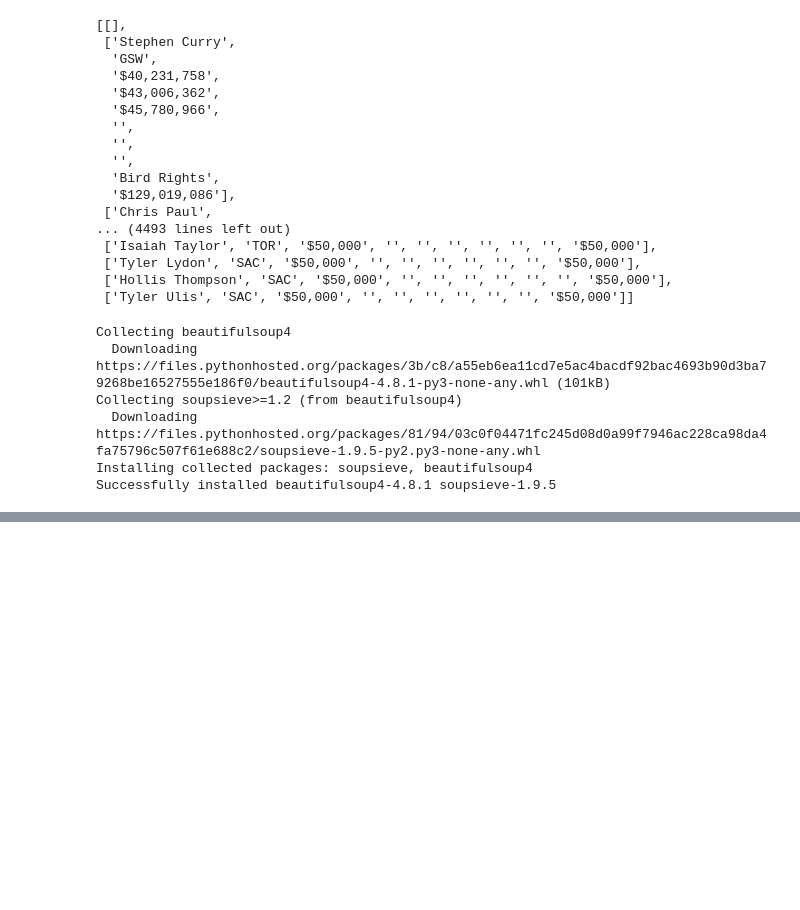
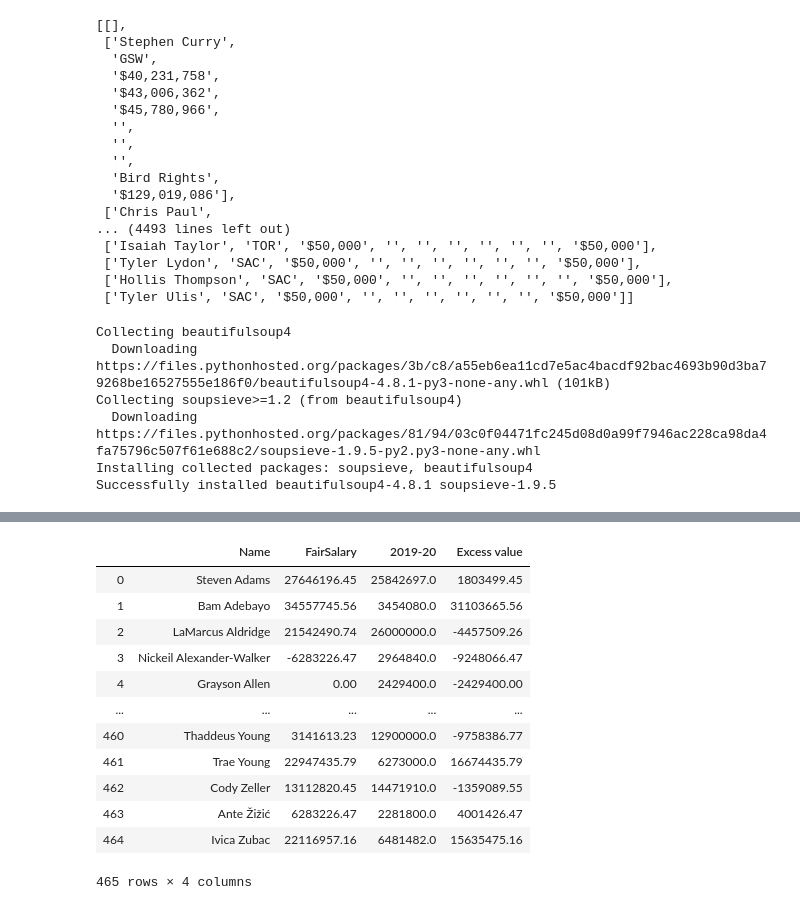
Before and after one commit to kevinivers/NBA-stats-project-python, a Jupyter notebook: Project work/Untitled.ipynb, the cells around one changed output, grey strips where cells are left out. Cells and saved outputs as stored; diff of their text form; code cells hidden in the pictures; blank space fills up the shorter version.

```diff
--- a/Project work/Untitled.ipynb
+++ b/Project work/Untitled.ipynb
@@ -128,7 +128,7 @@ def convert_to_number(x):
             number = (first_part + rest)
     else:
         number = (x[1:])
-    return float(number)
+    return round(float(number),2)
 def finddata(lists,variable,newkey):
     for i in lists:
         if i['Name'] == player:
@@ -204,0 +263,28 @@ Please enter an NBA player or enter quit to exit: quit
+# %%
+newlist = []
+for i in listdata:
+    dic={}
+    dic['Name'] = i['Name']
+    dic['FairSalary'] = i['FairSalary']
+    for j in listdata_2:
+        if i['Name']==j['Name']:
+            dic['2019-20'] = j['2019-20']
+    newlist.append(dic)
+
+table = pd.DataFrame(newlist)
+table['Excess value'] = table['FairSalary'] - table['2019-20']
+table
+# %% [output]
+|  | Name | FairSalary | 2019-20 | Excess value |
+| 0 | Steven Adams | 27646196.45 | 25842697.0 | 1803499.45 |
+| 1 | Bam Adebayo | 34557745.56 | 3454080.0 | 31103665.56 |
+| 2 | LaMarcus Aldridge | 21542490.74 | 26000000.0 | -4457509.26 |
+| 3 | Nickeil Alexander-Walker | -6283226.47 | 2964840.0 | -9248066.47 |
+| 4 | Grayson Allen | 0.00 | 2429400.0 | -2429400.00 |
+| ... | ... | ... | ... | ... |
+| 460 | Thaddeus Young | 3141613.23 | 12900000.0 | -9758386.77 |
+| 461 | Trae Young | 22947435.79 | 6273000.0 | 16674435.79 |
+| 462 | Cody Zeller | 13112820.45 | 14471910.0 | -1359089.55 |
+| 463 | Ante Žižić | 6283226.47 | 2281800.0 | 4001426.47 |
+| 464 | Ivica Zubac | 22116957.16 | 6481482.0 | 15635475.16 |
+465 rows × 4 columns
```
Also changed, not shown: parts of 7 cells of this notebook.
